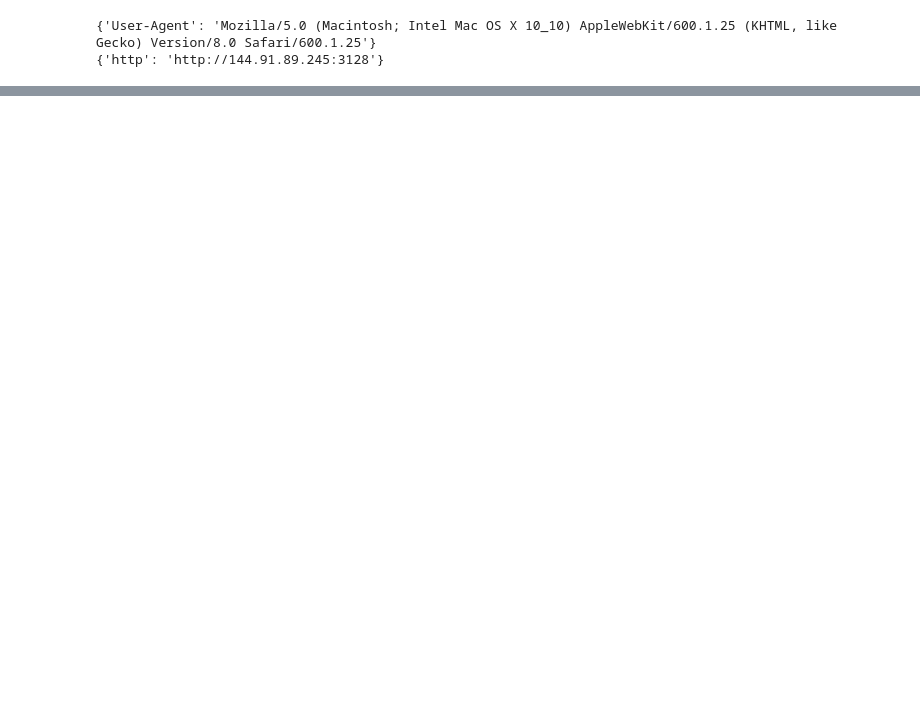
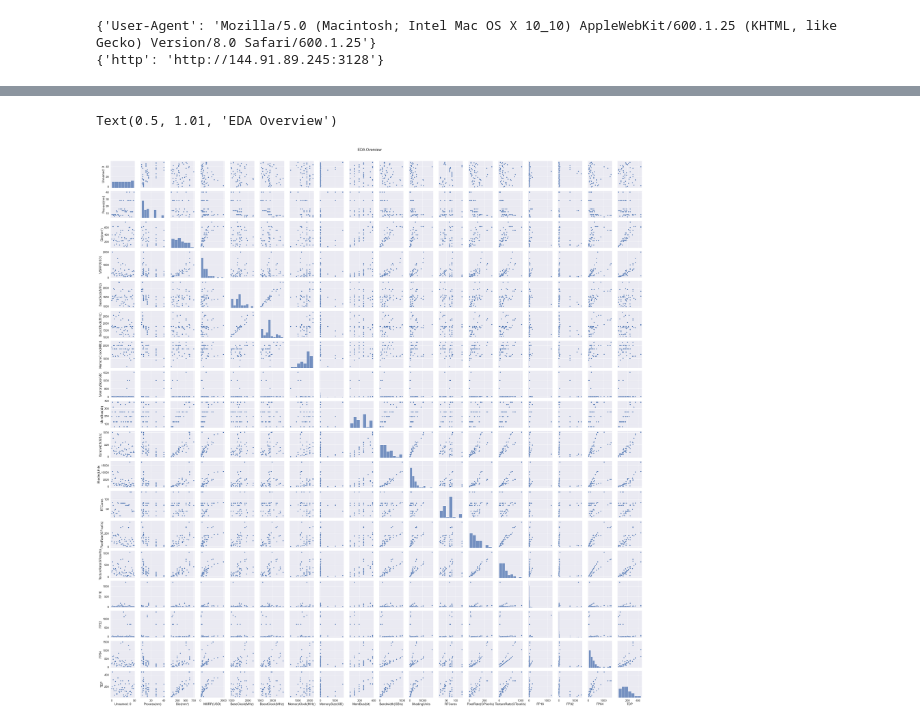
Before and after one commit to jab9k2/Graphics-Cards, a Jupyter notebook: main.ipynb, the cells around one changed output, grey strips where cells are left out. Cells and saved outputs as stored; diff of their text form; code cells hidden in the pictures; blank space fills up the shorter version.

```diff
--- a/main.ipynb
+++ b/main.ipynb
@@ -246,0 +249,7 @@ Name: Date, dtype: datetime64[ns]
+# %%
+sns.set(font_scale = 1.5)
+g = sns.pairplot(df)
+g.fig.suptitle('EDA Overview', y = 1.01)
+# %% [output]
+Text(0.5, 1.01, 'EDA Overview')
+[figure, added]
```
Also changed, not shown: parts of 16 cells of this notebook.
